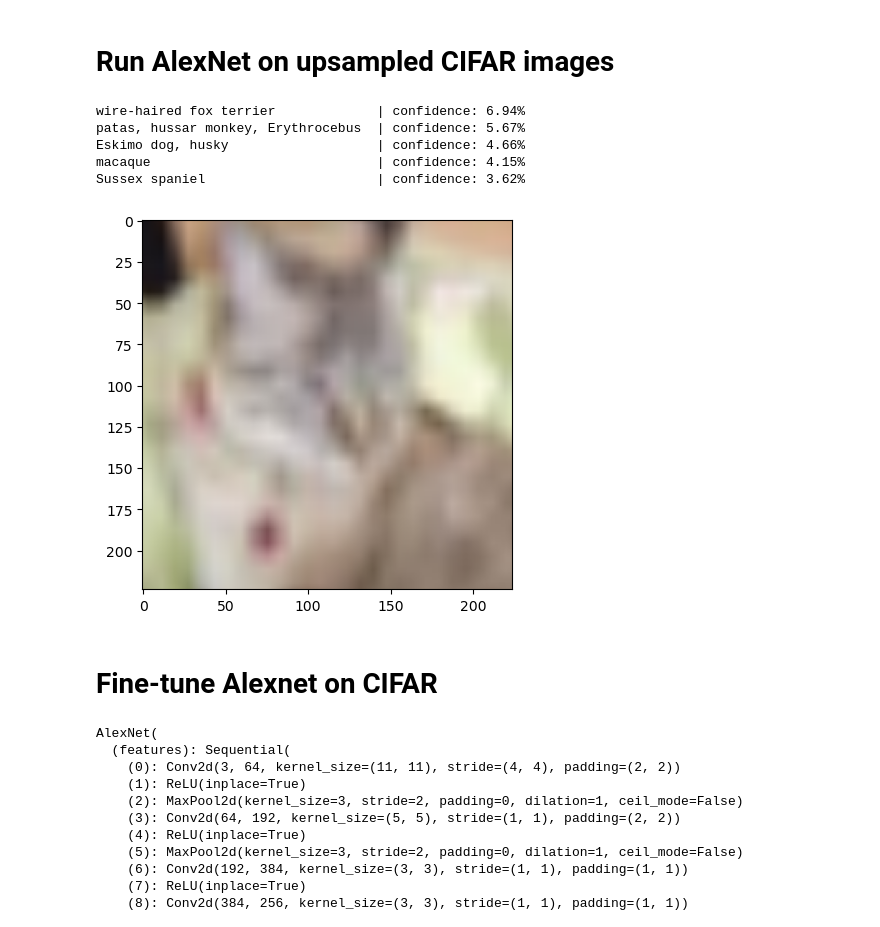
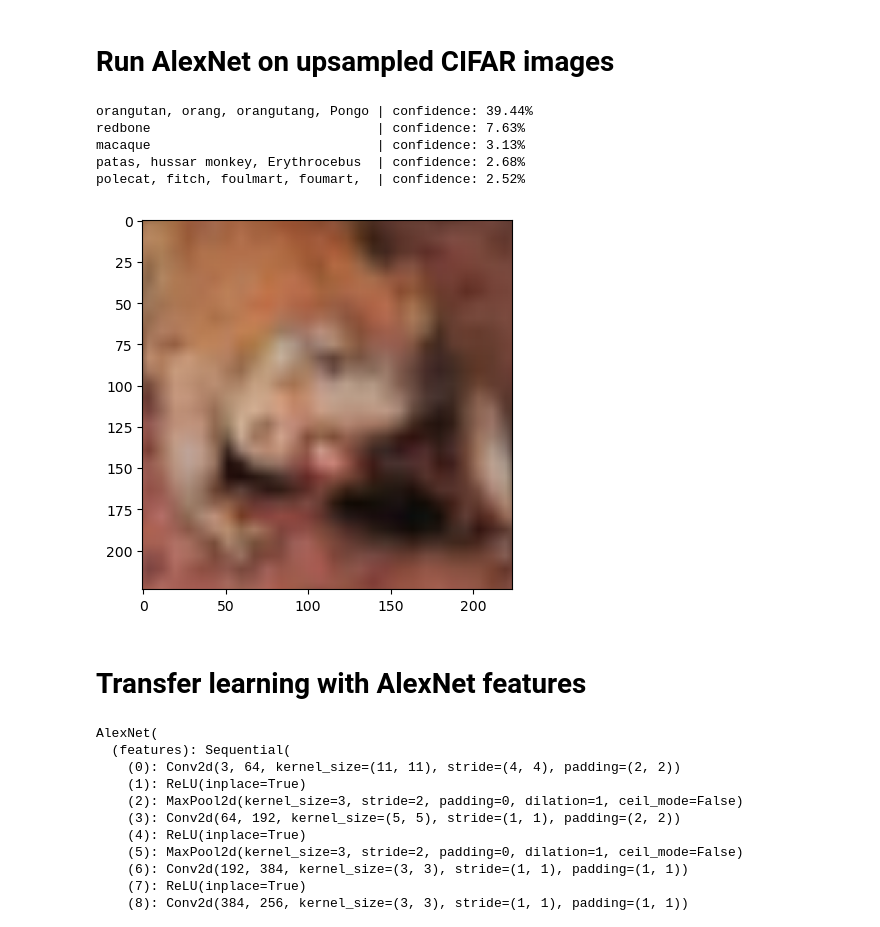
Before and after one commit to LucasRr/deep_learning_playground, a Jupyter notebook: transfer_learning.ipynb, the cells around one changed output. Drawn from its saved outputs; the diff is of its cells as text; code cells hidden in the pictures.

```diff
--- a/transfer_learning.ipynb
+++ b/transfer_learning.ipynb
@@ -63,0 +41,12 @@ test_dataloader_clean = torch.utils.data.DataLoader(testset_clean, batch_size=ba
+# %%
+batch_size = 32
+num_workers = 4
+
+train_dataloader, val_dataloader, test_dataloader = utils.data.get_CIFAR_data_loaders(batch_size, alexnet_preprocessing, num_workers)
+
+dataloaders = [train_dataloader, val_dataloader, test_dataloader]
+
+ImageNet_classes = utils.data.get_ImageNet_classes()
+# %%
+# Test data loading with no rescaling (for plotting):
+_, _, test_dataloader_clean = utils.data.get_CIFAR_data_loaders(batch_size, transform_upscale, num_workers=0)
@@ -70,33 +61,33 @@ alexnet = models.alexnet(weights=models.AlexNet_Weights.IMAGENET1K_V1)
 # %%
 X, y = next(iter(test_dataloader))  # images that have be upscaled/preprocessed using AlexNet preprocessing
 X_clean, _ = next(iter(test_dataloader_clean))  # for plotting
 
 with torch.no_grad():
     out = alexnet(X)
 softmax = F.softmax(out, dim=1).detach().numpy()
 
-i = 8  # select image
+i = 5  # select image
 
 # top-5 results:
 softmax_ = softmax[i]
 asort = np.argsort(softmax_)[::-1]
 idxs = asort[:5]
 confs = softmax_[idxs]
 
 for pred in zip(idxs, confs):
     print(f'{ImageNet_classes[pred[0]][:35]:<35} | confidence: {pred[1]*100:.2f}%')
 
 plt.figure()
 plt.imshow(np.transpose(X_clean[i], (1, 2, 0)));
 # %% [output]
-wire-haired fox terrier             | confidence: 6.94%
-patas, hussar monkey, Erythrocebus  | confidence: 5.67%
-Eskimo dog, husky                   | confidence: 4.66%
-macaque                             | confidence: 4.15%
-Sussex spaniel                      | confidence: 3.62%
+orangutan, orang, orangutang, Pongo | confidence: 39.44%
+redbone                             | confidence: 7.63%
+macaque                             | confidence: 3.13%
+patas, hussar monkey, Erythrocebus  | confidence: 2.68%
+polecat, fitch, foulmart, foumart,  | confidence: 2.52%
-[figure, old version]
+[figure, new version]
-# %% [markdown]
-# Fine-tune Alexnet on CIFAR
+# %% [markdown]
+# Transfer learning with AlexNet features
 # %%
 print(alexnet)
 # %% [output]
```
Also changed, not shown: parts of 28 cells of this notebook, 5 other files.
